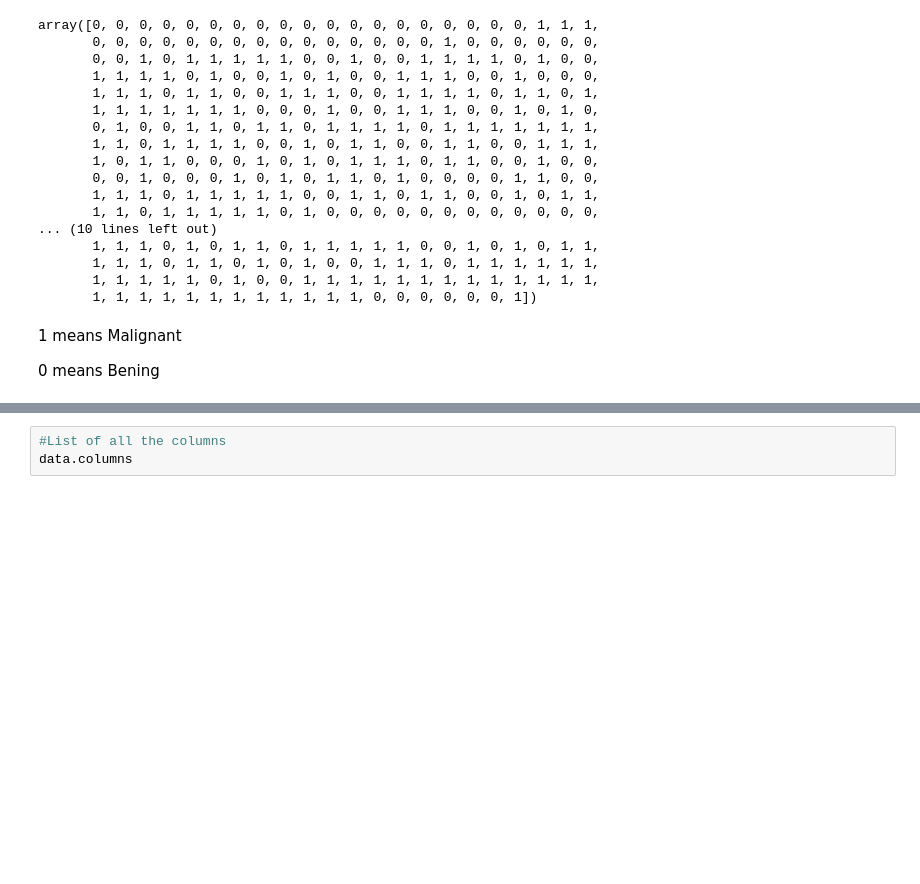
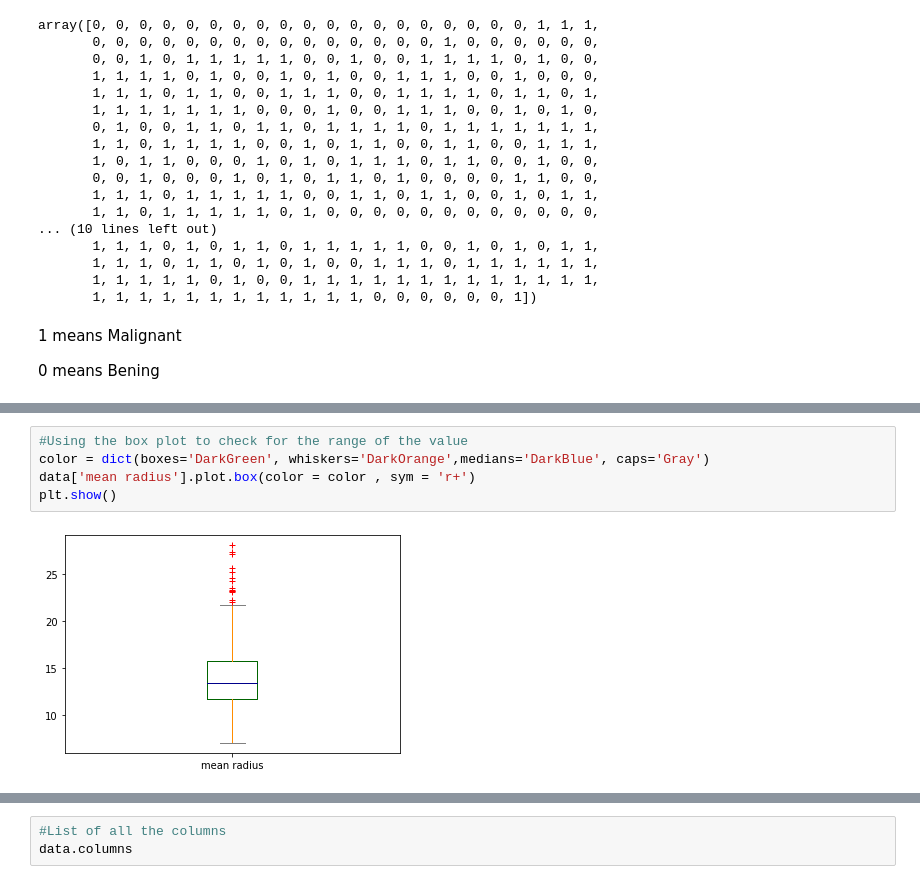
Before and after one commit to decodrtechnologies/Data-Science, a Jupyter notebook: Breast Cancer Dataset/KNN Implementation.ipynb, the cells around one changed output, grey strips where cells are left out. Saved outputs shown, nothing was run; the diff lists cells and outputs as text; blank space fills up the shorter version.

```diff
--- a/Breast Cancer Dataset/KNN Implementation.ipynb
+++ b/Breast Cancer Dataset/KNN Implementation.ipynb
@@ -119,0 +208,7 @@ memory usage: 137.9 KB
+# %%
+#Using the box plot to check for the range of the value
+color = dict(boxes='DarkGreen', whiskers='DarkOrange',medians='DarkBlue', caps='Gray')
+data['mean radius'].plot.box(color = color , sym = 'r+')
+plt.show()
+# %% [output]
+[figure, added]
```
Also changed, not shown: parts of 58 cells of this notebook, 2 other files.
